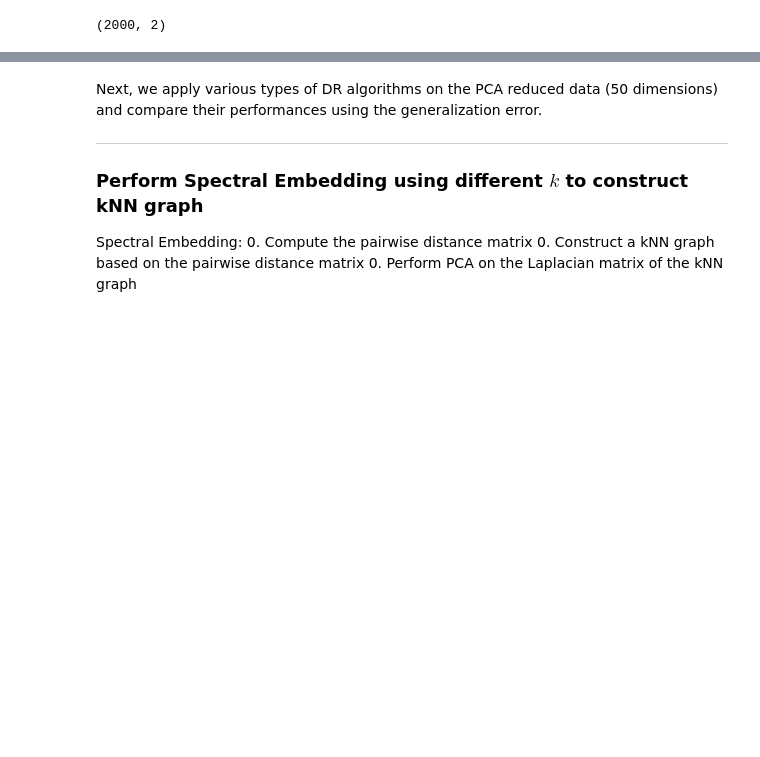
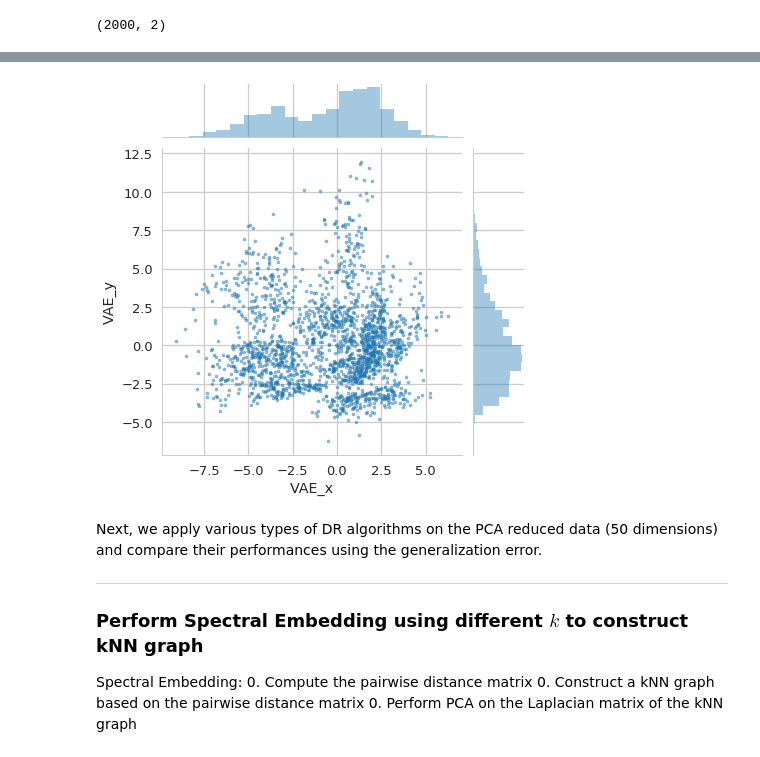
Before and after one commit to MaayanLab/Graph-DR, a Jupyter notebook: DR-summer-2019.ipynb, the cells around one changed output, grey strips where cells are left out. Drawn from its saved outputs; the diff is of its cells as text; code cells hidden in the pictures; blank space fills up the shorter version.

```diff
--- a/DR-summer-2019.ipynb
+++ b/DR-summer-2019.ipynb
@@ -541,3 +529,12 @@ ax.set_title('VAE, error=%.3f' % error);
+# %%
+sns.jointplot(x='VAE_x', y='VAE_y',
+              data=pd.DataFrame(X_vae, columns=['VAE_x', 'VAE_y']),
+              alpha=0.5,
+              s=10,
+              stat_func=None
+             );
+# %% [output]
+[figure, added]
 # %% [markdown]
 Next, we apply various types of DR algorithms on the PCA reduced data (50 dimensions) and compare their performances using the generalization error.
 
```
Also changed, not shown: parts of 36 cells of this notebook.
